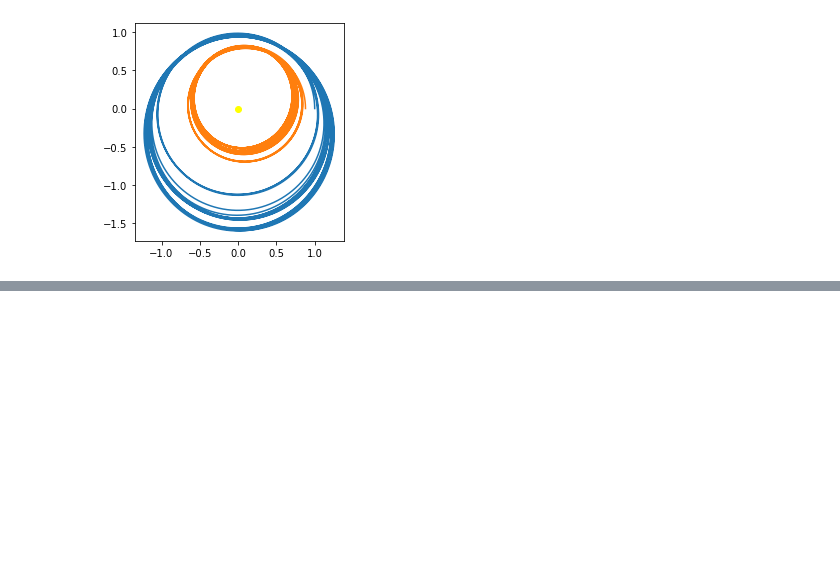
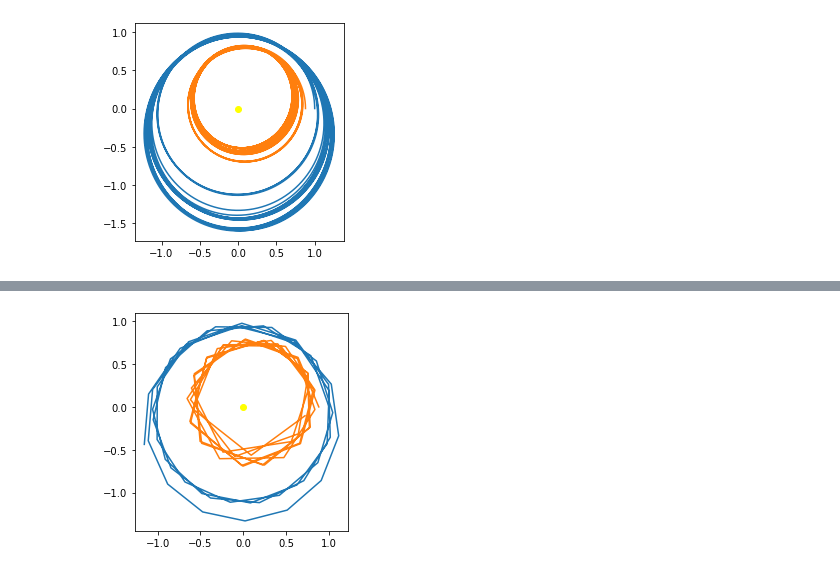
Before and after one commit to richmf/Fisica-Computacional-clases, a Jupyter notebook: Mini sistema solar.ipynb, the cells around one changed output, grey strips where cells are left out. Saved outputs shown, nothing was run; the diff lists cells and outputs as text; code cells hidden in the pictures; blank space fills up the shorter version.

```diff
--- a/Mini sistema solar.ipynb
+++ b/Mini sistema solar.ipynb
@@ -58,0 +76,15 @@ plot(sol.y[4],sol.y[5],label="Planetoide")
+# %%
+ti_tf = (0,10*pi)
+ci = array([1,0,0,1,0.88,0,0,1])
+mov_planetario = solve_ivp(sist_sol,ti_tf,ci,args=([0.001,0.001],),
+                rtol=1e-8, atol=1e-8,dense_output=True)
+
+t = linspace(ti_tf[0],ti_tf[1])
+plot(mov_planetario.sol(t)[0],mov_planetario.sol(t)[1],label="Tierra")
+plot(mov_planetario.sol(t)[4],mov_planetario.sol(t)[5],label="Planetoide")
+
+plot([0],[0],'o',color='yellow')
+gca().set_aspect('equal')
+show()
+# %% [output]
+[figure, added]
```
Also changed, not shown: parts of 5 cells of this notebook, 1 other file.
